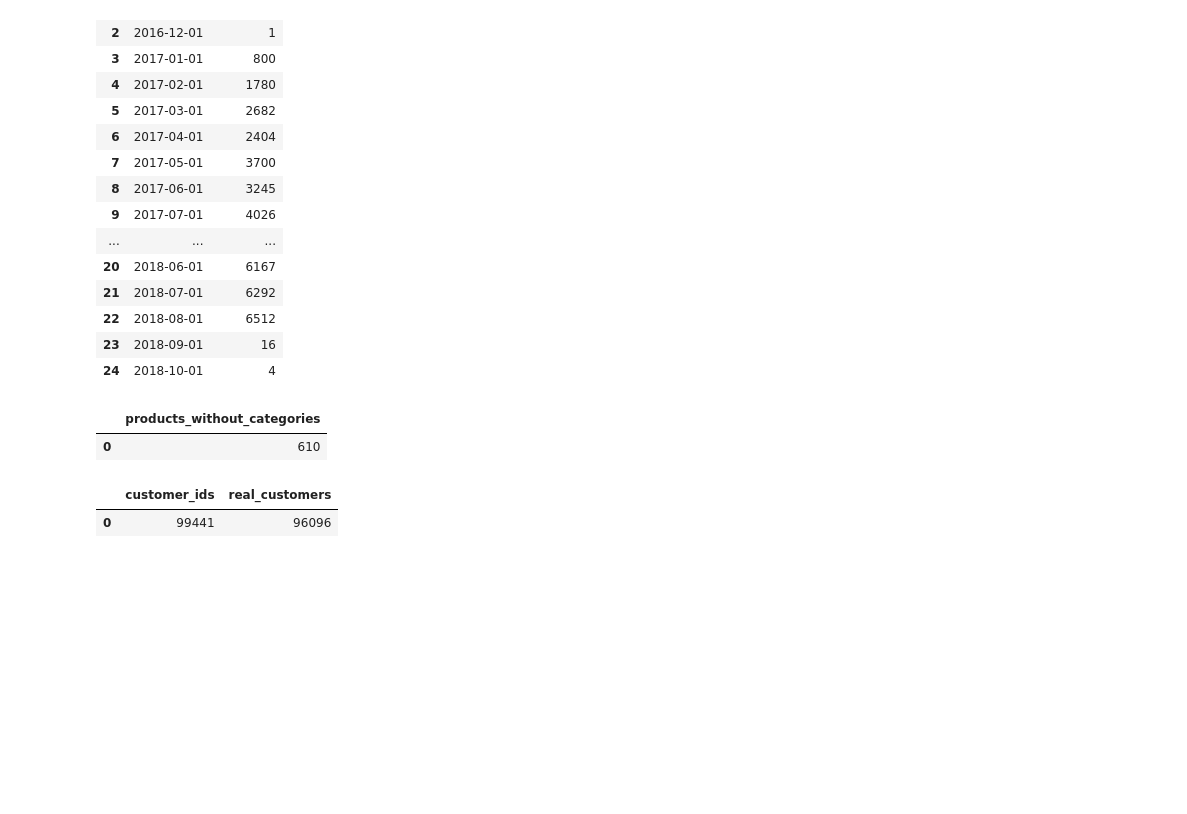
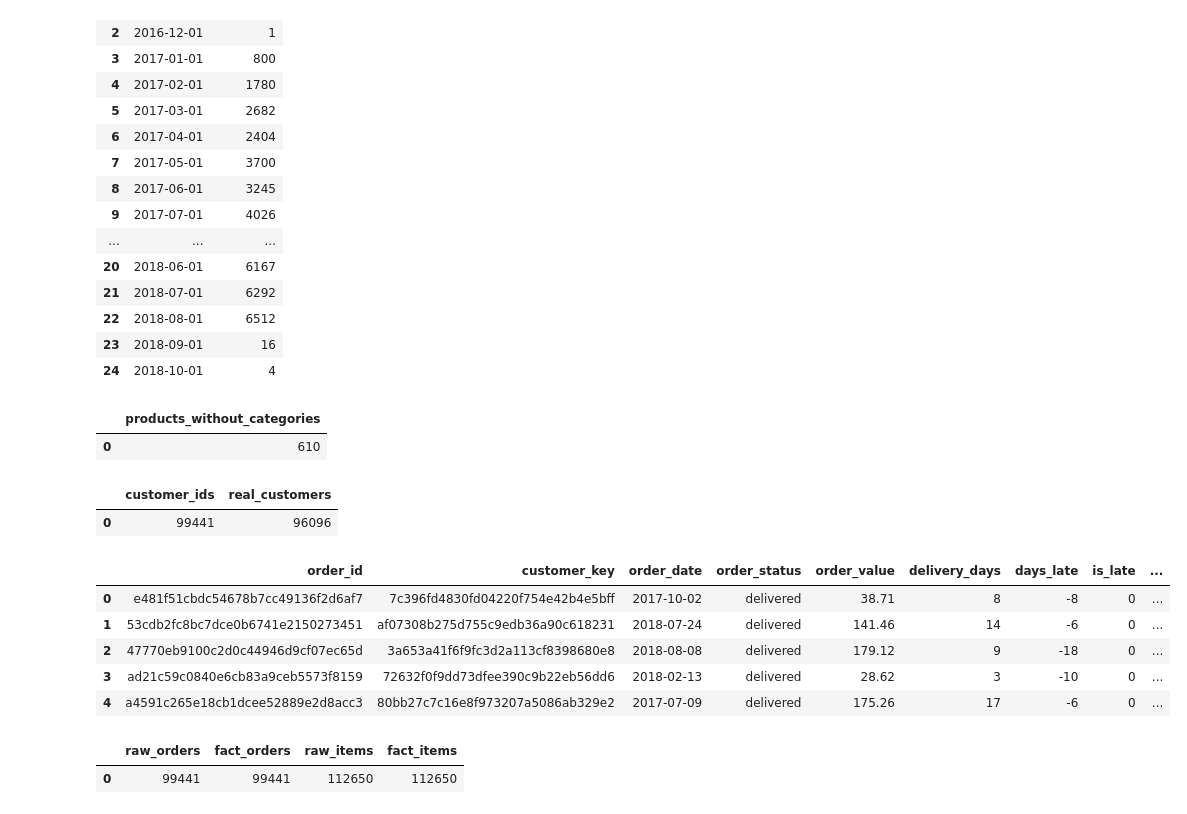
Before and after one commit to BugraTopcu/olist-ecommerce-analytics, a Jupyter notebook: notebooks/analysis.ipynb, the cells around one changed output. Drawn from its saved outputs; the diff is of its cells as text; code cells hidden in the pictures; blank space fills up the shorter version.

Commit message:
Build cleaned star schema

```diff
--- a/notebooks/analysis.ipynb
+++ b/notebooks/analysis.ipynb
@@ -179,3 +179,32 @@ FROM raw_customers;
 # %% [output]
 |  | customer_ids | real_customers |
 | 0 | 99441 | 96096 |
+# %%
+from pathlib import Path
+
+con.execute(
+    Path("sql/03_star_schema.sql").read_text(encoding="utf-8")
+)
+
+con.sql("SELECT * FROM fact_orders LIMIT 5"
+        ).df()
+# %% [output]
+|  | order_id | customer_key | order_date | order_status | order_value | delivery_days | days_late | is_late | ... |
+| 0 | e481f51cbdc54678b7cc49136f2d6af7 | 7c396fd4830fd04220f754e42b4e5bff | 2017-10-02 | delivered | 38.71 | 8 | -8 | 0 | ... |
+| 1 | 53cdb2fc8bc7dce0b6741e2150273451 | af07308b275d755c9edb36a90c618231 | 2018-07-24 | delivered | 141.46 | 14 | -6 | 0 | ... |
+| 2 | 47770eb9100c2d0c44946d9cf07ec65d | 3a653a41f6f9fc3d2a113cf8398680e8 | 2018-08-08 | delivered | 179.12 | 9 | -18 | 0 | ... |
+| 3 | ad21c59c0840e6cb83a9ceb5573f8159 | 72632f0f9dd73dfee390c9b22eb56dd6 | 2018-02-13 | delivered | 28.62 | 3 | -10 | 0 | ... |
+| 4 | a4591c265e18cb1dcee52889e2d8acc3 | 80bb27c7c16e8f973207a5086ab329e2 | 2017-07-09 | delivered | 175.26 | 17 | -6 | 0 | ... |
+# %%
+# we check if any rows were duplicated or lost
+
+con.sql("""
+SELECT
+    (SELECT COUNT(*) FROM raw_orders) AS raw_orders,
+    (SELECT COUNT(*) FROM fact_orders) AS fact_orders,
+    (SELECT COUNT(*) FROM raw_order_items) AS raw_items,
+    (SELECT COUNT(*) FROM fact_order_items) AS fact_items;
+""").df()
+# %% [output]
+|  | raw_orders | fact_orders | raw_items | fact_items |
+| 0 | 99441 | 99441 | 112650 | 112650 |
```
Also changed, not shown: parts of 2 cells of this notebook, 1 other file.
